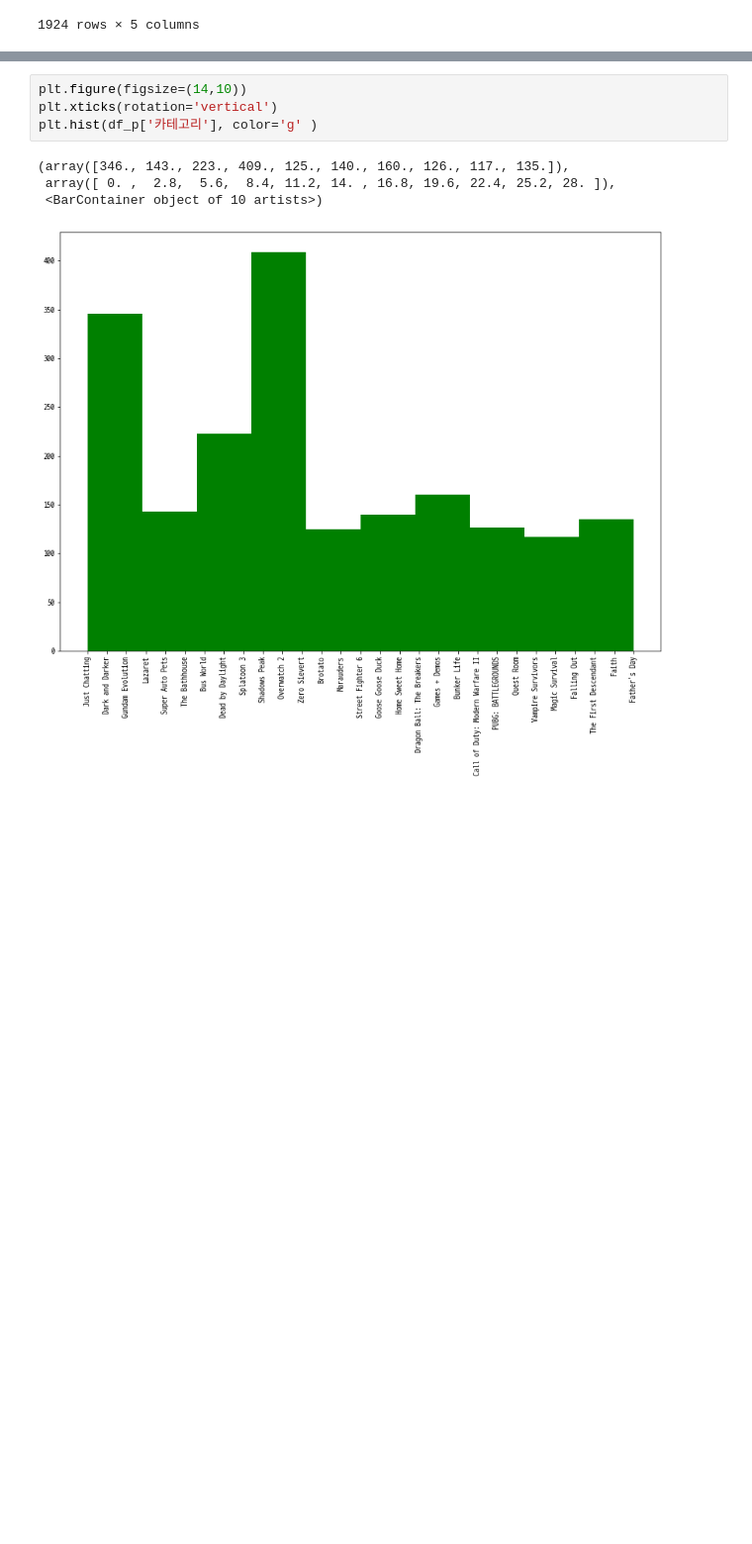
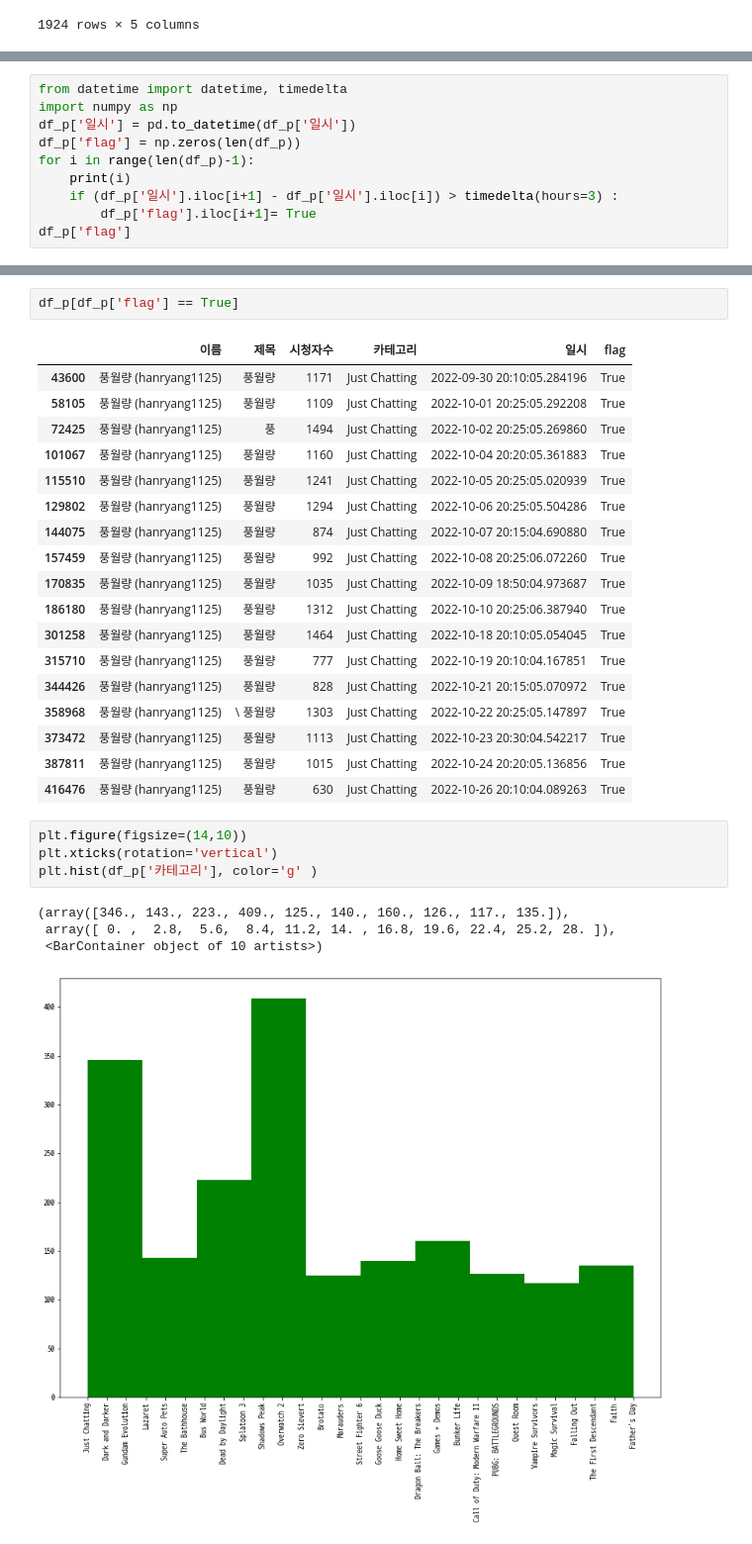
Before and after one commit to saparian0304/tjoeunacademy_test, a Jupyter notebook: jupyter/데이터분석프로젝트/연습/분석 연습.ipynb, the cells around one changed output, grey strips where cells are left out. Shown: that part at 99% size. Saved outputs shown, nothing was run; the diff lists cells and outputs as text; blank space fills up the shorter version.

```diff
--- a/jupyter/데이터분석프로젝트/연습/분석 연습.ipynb
+++ b/jupyter/데이터분석프로젝트/연습/분석 연습.ipynb
@@ -181,0 +213,10 @@ plt.scatter(df_p['카테고리'], df_p['시청자수'])
+# %%
+from datetime import datetime, timedelta
+import numpy as np
+df_p['일시'] = pd.to_datetime(df_p['일시'])
+df_p['flag'] = np.zeros(len(df_p))
+for i in range(len(df_p)-1):
+    print(i)
+    if (df_p['일시'].iloc[i+1] - df_p['일시'].iloc[i]) > timedelta(hours=3) :
+        df_p['flag'].iloc[i+1]= True
+df_p['flag']
@@ -182,3 +267,24 @@ plt.scatter(df_p['카테고리'], df_p['시청자수'])
+# %%
+df_p[df_p['flag'] == True]
+# %% [output]
+|  | 이름 | 제목 | 시청자수 | 카테고리 | 일시 | flag |
+| 43600 | 풍월량 (hanryang1125) | 풍월량 | 1171 | Just Chatting | 2022-09-30 20:10:05.284196 | True |
+| 58105 | 풍월량 (hanryang1125) | 풍월량 | 1109 | Just Chatting | 2022-10-01 20:25:05.292208 | True |
+| 72425 | 풍월량 (hanryang1125) | 풍 | 1494 | Just Chatting | 2022-10-02 20:25:05.269860 | True |
+| 101067 | 풍월량 (hanryang1125) | 풍월량 | 1160 | Just Chatting | 2022-10-04 20:20:05.361883 | True |
+| 115510 | 풍월량 (hanryang1125) | 풍월량 | 1241 | Just Chatting | 2022-10-05 20:25:05.020939 | True |
+| 129802 | 풍월량 (hanryang1125) | 풍월량 | 1294 | Just Chatting | 2022-10-06 20:25:05.504286 | True |
+| 144075 | 풍월량 (hanryang1125) | 풍월량 | 874 | Just Chatting | 2022-10-07 20:15:04.690880 | True |
+| 157459 | 풍월량 (hanryang1125) | 풍월량 | 992 | Just Chatting | 2022-10-08 20:25:06.072260 | True |
+| 170835 | 풍월량 (hanryang1125) | 풍월량 | 1035 | Just Chatting | 2022-10-09 18:50:04.973687 | True |
+| 186180 | 풍월량 (hanryang1125) | 풍월량 | 1312 | Just Chatting | 2022-10-10 20:25:06.387940 | True |
+| 301258 | 풍월량 (hanryang1125) | 풍월량 | 1464 | Just Chatting | 2022-10-18 20:10:05.054045 | True |
+| 315710 | 풍월량 (hanryang1125) | 풍월량 | 777 | Just Chatting | 2022-10-19 20:10:04.167851 | True |
+| 344426 | 풍월량 (hanryang1125) | 풍월량 | 828 | Just Chatting | 2022-10-21 20:15:05.070972 | True |
+| 358968 | 풍월량 (hanryang1125) | \ 풍월량 | 1303 | Just Chatting | 2022-10-22 20:25:05.147897 | True |
+| 373472 | 풍월량 (hanryang1125) | 풍월량 | 1113 | Just Chatting | 2022-10-23 20:30:04.542217 | True |
+| 387811 | 풍월량 (hanryang1125) | 풍월량 | 1015 | Just Chatting | 2022-10-24 20:20:05.136856 | True |
+| 416476 | 풍월량 (hanryang1125) | 풍월량 | 630 | Just Chatting | 2022-10-26 20:10:04.089263 | True |
 # %%
 plt.figure(figsize=(14,10))
 plt.xticks(rotation='vertical')
```
Also changed, not shown: parts of 6 cells of this notebook, 10 other files.
